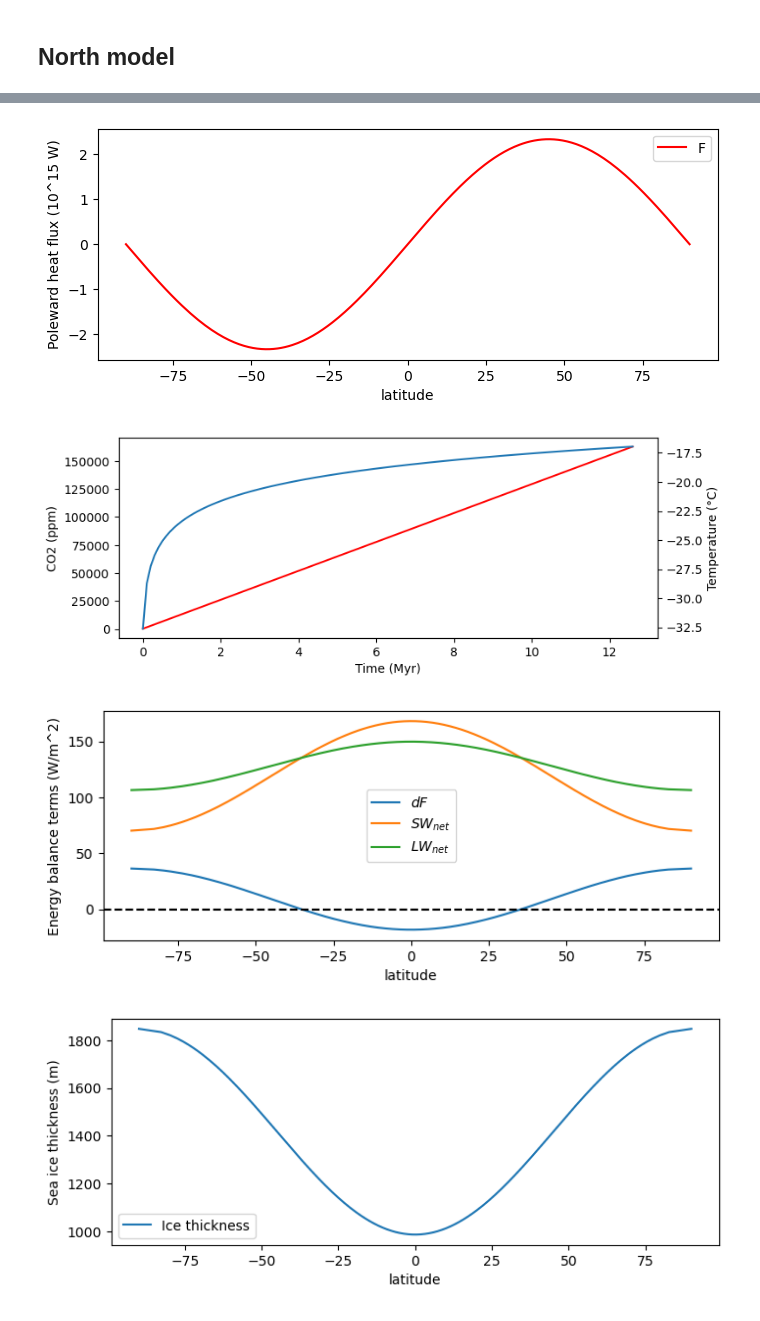
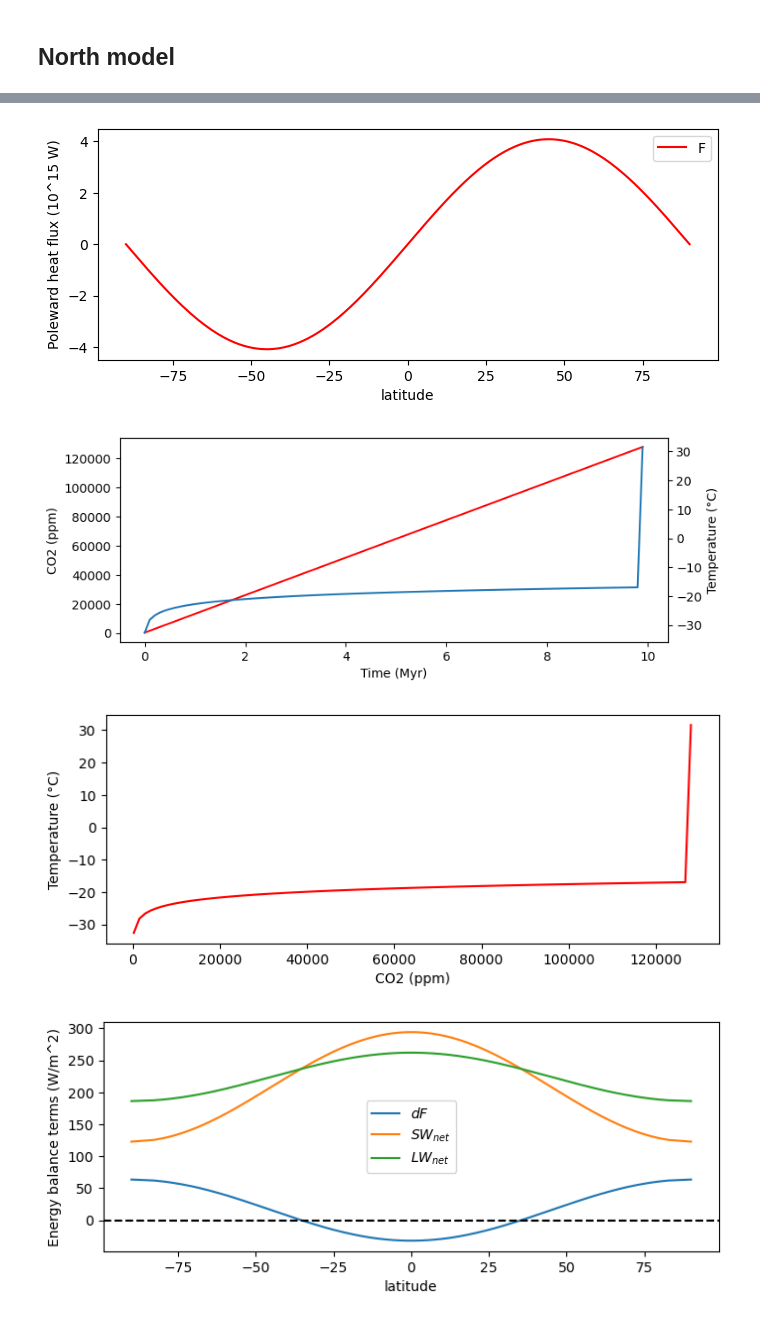
Before and after one commit to Trollarchivist/Project---Snowball-Earth, a Jupyter notebook: Project.Snowball.ipynb, the cells around one changed output, grey strips where cells are left out. Drawn from its saved outputs; the diff is of its cells as text; code cells hidden in the pictures.

Commit message:
Update Project.Snowball.ipynb
Updated CO2 initial and playing around with parameters

```diff
--- a/Project.Snowball.ipynb
+++ b/Project.Snowball.ipynb
@@ -181,15 +181,14 @@ def D_lat(xs,D0=0.44):
 # %% [markdown]
 ## CO2 outgassing
 # %%
+CO2_initial = 280
 def outgassing(yr):
-    CO2_initial = 360
     outgassing_yr = 0.0129
     CO2 = CO2_initial + yr * outgassing_yr
     return CO2
-
 # test
 
-CO2 = outgassing(100000)
+# CO2 = outgassing(100000)
 # %% [markdown]
 <div class="alert alert-success">
 
@@ -208,10 +207,10 @@ with $k=5.35\ \mathrm{W/m^2}$, and $\text{CO}_2$ is the concentration of $\text{
 # Define the CO2 forcing function ( new A)
 
 def greenhouse(CO2):
-    ratioc=CO2/360
+    ratioc=CO2/CO2_initial
     A = 203.3-5.35*np.log(ratioc)
     return A
 
 
 #test
-greenhouse(720)
+# greenhouse(720)
@@ -286,7 +283,7 @@ def setupfastinvM(Mh,jmx,delt):
 # Toffset=0
 #
 
-CO2 = outgassing(0)
+CO2 = outgassing(-1)
 # B=2.09 # temperature dependence of outgoing longwave radiation
 
 def snowball(L, CO2, B, Toffset):
@@ -404,7 +401,7 @@ CO2_dev = [] # List CO2
 year_dev = [] # List Year
 Tglob_dev = [] # list mean global temperature
 
-for yr in range(0, 12700000, 100000):
+for yr in range(0, 13000000, 100000):
     CO2 = outgassing(yr)
     variables = snowball(1, CO2, 2.09, -40)
 
@@ -462,6 +459,16 @@ ax2.set_ylabel('Temperature (°C)')
 plt.show()
 
 fig = plt.subplots(figsize=(8,3))
+plt.plot(CO2_dev, Tglob_dev, 'r')
+plt.xlabel('CO2 (ppm)')
+plt.ylabel('Temperature (°C)')
+plt.show()
+
+
+
+
+
+fig = plt.subplots(figsize=(8,3))
 plt.plot(variables['phi'], variables['divF'], label='$dF$')
 plt.plot(variables['phi'], (1-variables['alb'])*variables['S'], label='$SW_{net}$')
 plt.plot(variables['phi'], variables['A'] + variables['B']*variables['T'], label='$LW_{net}$')
@@ -482,4 +489,4 @@ plt.show()
-[figure, old version]
+[figure, new version]
-[figure, old version]
+[figure, new version]
-[figure, old version]
+[figure, new version]
-[figure, old version]
+[figure, new version]
```
Also changed, not shown: parts of 4 cells of this notebook.
